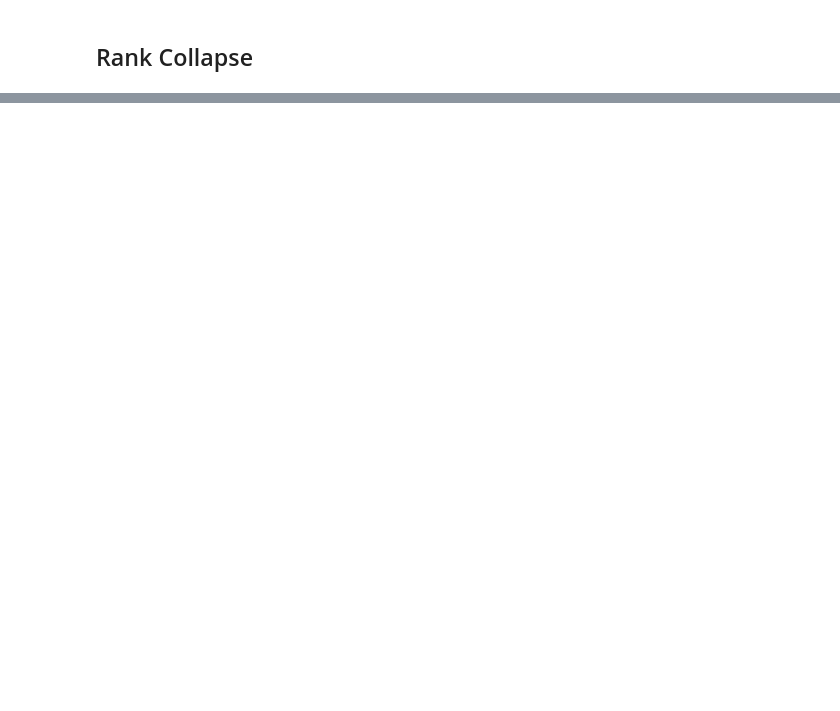
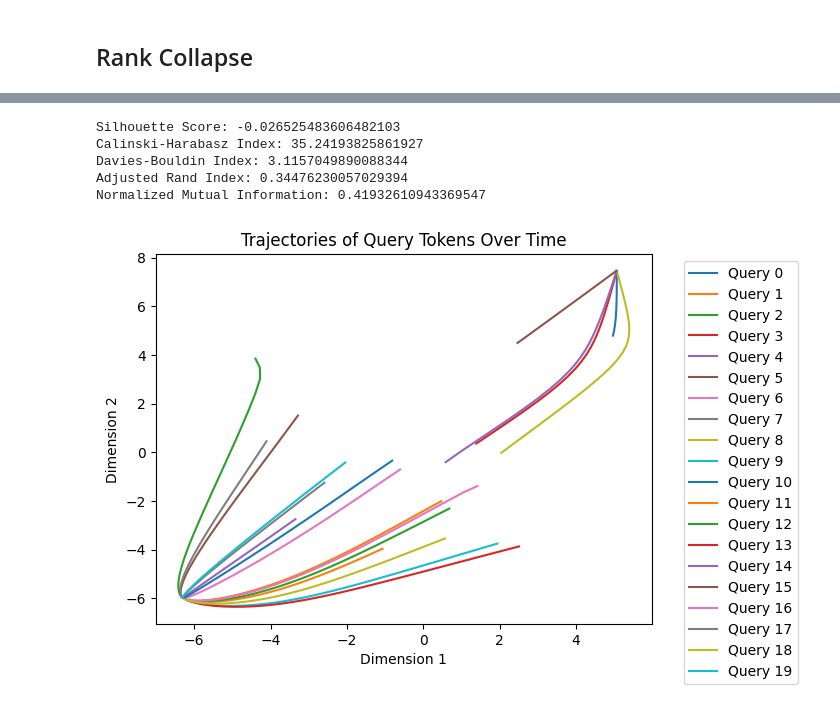
Before and after one commit to tpeat/cluster-attention, a Jupyter notebook: particle-systems/notebook.ipynb, the cells around one changed output, grey strips where cells are left out. Cells and saved outputs as stored; diff of their text form; code cells hidden in the pictures; blank space fills up the shorter version.

```diff
--- a/particle-systems/notebook.ipynb
+++ b/particle-systems/notebook.ipynb
@@ -419,0 +1189,32 @@ for l, t in enumerate(integration_time):
+# %%
+silhouette = silhouette_score(k, cluster_assignments)
+calinski_harabasz = calinski_harabasz_score(k, cluster_assignments)
+davies_bouldin = davies_bouldin_score(k, cluster_assignments)
+
+print(f"Silhouette Score: {silhouette}")
+print(f"Calinski-Harabasz Index: {calinski_harabasz}")
+print(f"Davies-Bouldin Index: {davies_bouldin}")
+
+# off change we create random matrices, not from blobs
+if true_labels is not None:
+    ari = adjusted_rand_score(true_labels, cluster_assignments)
+    nmi = normalized_mutual_info_score(true_labels, cluster_assignments)
+
+    print(f"Adjusted Rand Index: {ari}")
+    print(f"Normalized Mutual Information: {nmi}")
+# %% [output]
+Silhouette Score: -0.026525483606482103
+Calinski-Harabasz Index: 35.24193825861927
+Davies-Bouldin Index: 3.1157049890088344
+Adjusted Rand Index: 0.34476230057029394
+Normalized Mutual Information: 0.41932610943369547
+# %%
+for i in range(n):
+    plt.plot(q[i, :, 0], q[i, :, 1], label=f'Query {i}')
+plt.legend(bbox_to_anchor=(1.05, 1), loc='upper left')
+plt.title('Trajectories of Query Tokens Over Time')
+plt.xlabel('Dimension 1')
+plt.ylabel('Dimension 2')
+plt.show()
+# %% [output]
+[figure, added]
```
Also changed, not shown: parts of 17 cells of this notebook, 20 other files.
